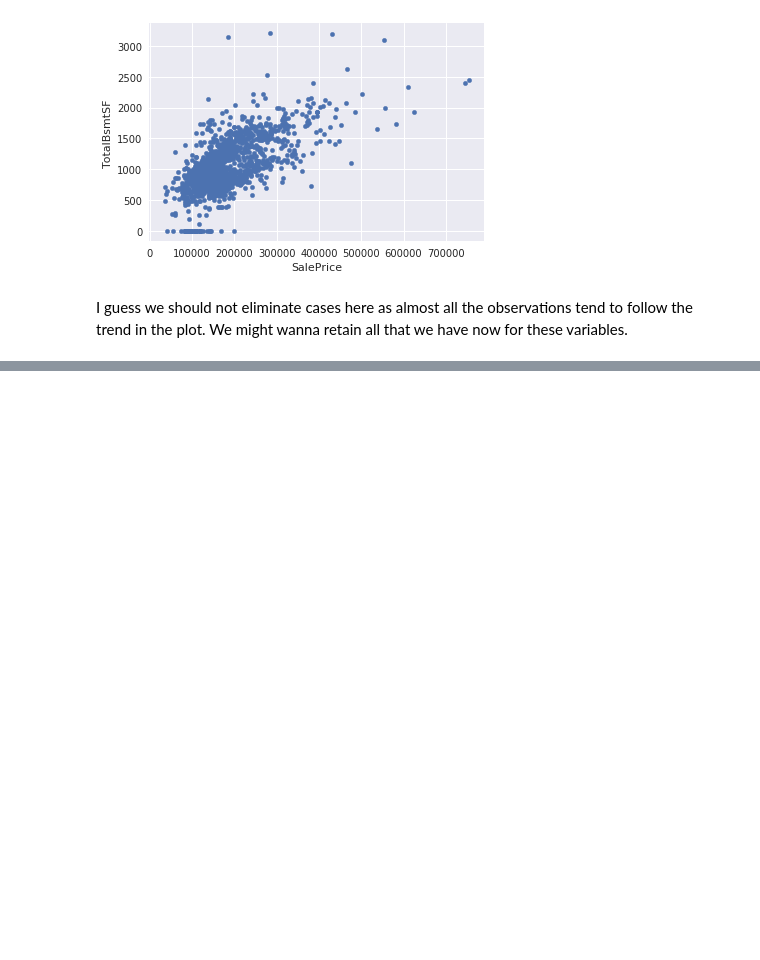
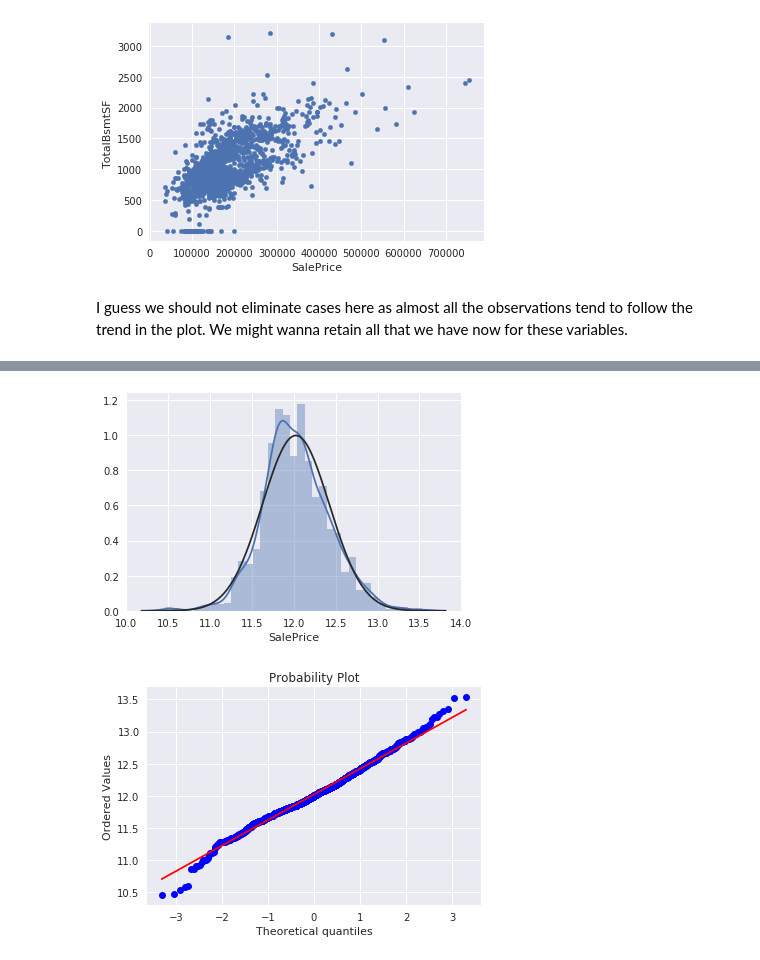
Before and after one commit to PrashantShivajiBhapkar/KaggleNotebooks, a Jupyter notebook: HomePricePrediction.ipynb, the cells around one changed output, grey strips where cells are left out. Cells and saved outputs as stored; diff of their text form; code cells hidden in the pictures; blank space fills up the shorter version.

```diff
--- a/HomePricePrediction.ipynb
+++ b/HomePricePrediction.ipynb
@@ -313,0 +335,11 @@ I guess we should not eliminate cases here as almost all the observations tend t
+# %%
+# Applying log transformations
+train_df['SalePrice'] = np.log(train_df['SalePrice'])
+# %%
+# New histogram and probability plot
+sns.distplot(train_df['SalePrice'], fit=norm)
+fig = plt.figure()
+res = stats.probplot(train_df['SalePrice'], plot=plt)
+# %% [output]
+[figure, added]
+[figure, added]
```
Also changed, not shown: parts of 24 cells of this notebook.
